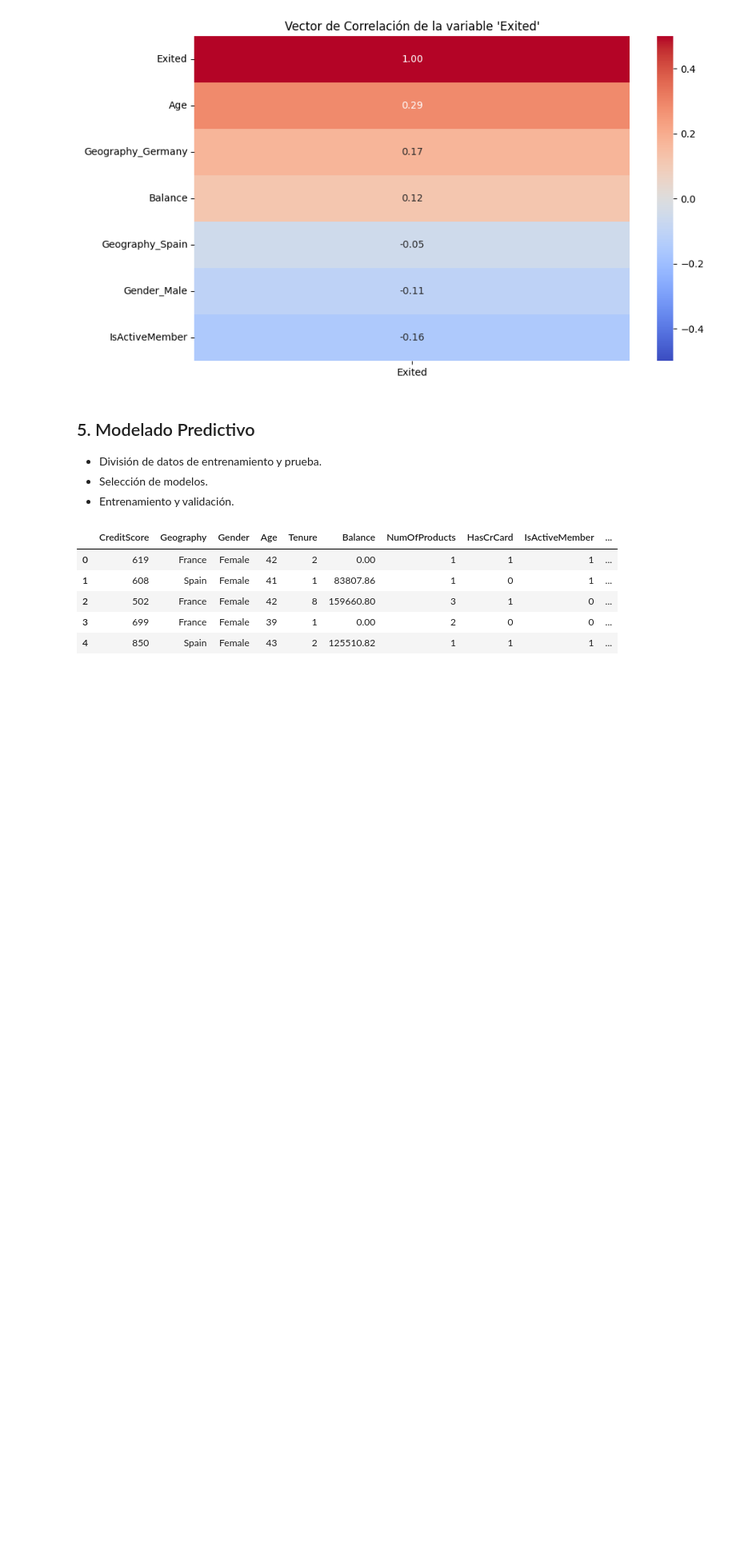
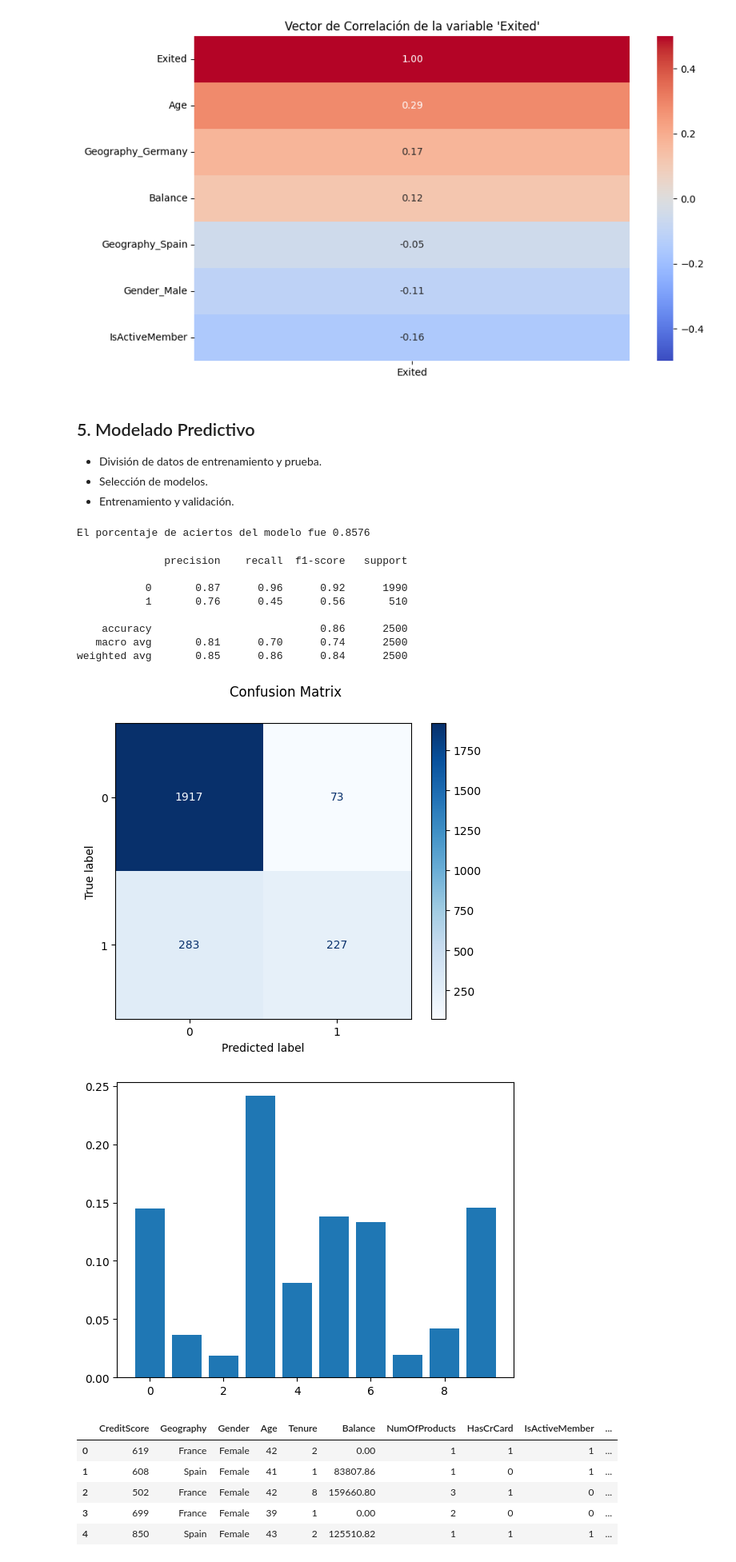
Before and after one commit to DarkinMC/CustomerChurn_Prediction_BankingSector_1AN-213_HAN_G4, a Jupyter notebook: Bank_customer_churn_pred.ipynb, the cells around one changed output. Shown at 80% size. Cells and saved outputs as stored; diff of their text form; code cells hidden in the pictures; blank space fills up the shorter version.

Commit message:
Random forest YB and little changes

```diff
--- a/Bank_customer_churn_pred.ipynb
+++ b/Bank_customer_churn_pred.ipynb
@@ -221,6 +231,44 @@ plt.show()
 # %%
 # Entrenamiento de modelos
 # Random Forest - Yohana
+#Divide en test y entrenamiento
+validation_size = 0.20
+seed = 7
+dfrf=df_encode.copy()
+y=dfrf["Exited"]
+X_secuencia=dfrf.drop(['Exited'], axis='columns')
+X_train_MRL, X_validation_MRL, Y_train_MRL, Y_validation_MRL = train_test_split(X_secuencia, y, random_state=seed)
+#Definición del Modelo
+Model_MRF = RandomForestClassifier(n_jobs=2, random_state=0)
+#fit/train -> Se hace el entrenamiendo del modelo
+Model_MRF.fit(X_train_MRL, Y_train_MRL)
+print(f'El porcentaje de aciertos del modelo fue {Model_MRF.score(X_validation_MRL,Y_validation_MRL)}')
+# %% [output]
+El porcentaje de aciertos del modelo fue 0.8576
+# %%
+#Muestra reporte de clasificación
+y_predict = Model_MRF.predict(X_validation_MRL)
+print(classification_report(Y_validation_MRL, y_predict, labels=[0,1]))
+#Matriz de Confusión
+categorias = ["0","1"]
+fig=ConfusionMatrixDisplay.from_estimator(Model_MRF, X_validation_MRL, Y_validation_MRL,display_labels=categorias, cmap="Blues")
+fig.figure_.suptitle("Confusion Matrix")
+plt.show()
+#Grafica la importancia de las características
+importance=Model_MRF.feature_importances_
+plt.bar([x for x in range(len(importance))], importance)
+plt.show()
+# %% [output]
+              precision    recall  f1-score   support
+
+           0       0.87      0.96      0.92      1990
+           1       0.76      0.45      0.56       510
+
+    accuracy                           0.86      2500
+   macro avg       0.81      0.70      0.74      2500
+weighted avg       0.85      0.86      0.84      2500
+[figure, added]
+[figure, added]
 # %%
 #Regresión Logistica - José Lara
 #Copiar el DataFrame original para evitar problemas de referencia
```
Also changed, not shown: parts of 19 cells of this notebook.
